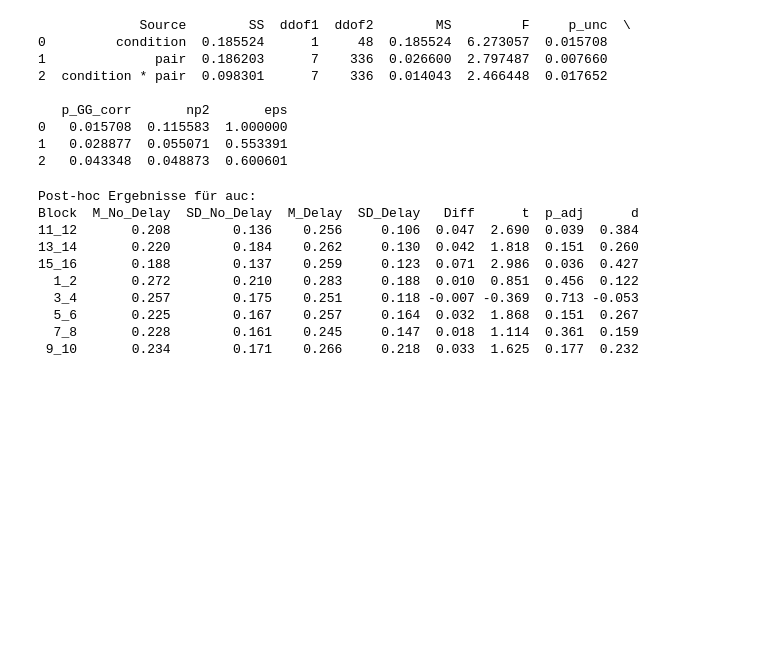
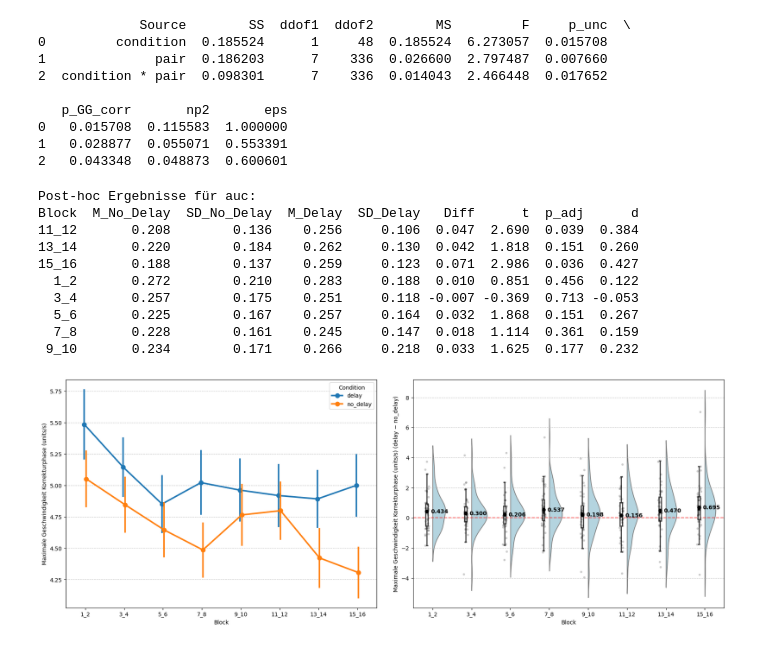
Before and after one commit to Michael1Mueller/Analyse-der-Latenz-induzierten-Nutzerverlangsamung-anhand-Mausbewegungsdaten, a Jupyter notebook: preStudy/effect.ipynb, the cells around one changed output. Cells and saved outputs as stored; diff of their text form; code cells hidden in the pictures; blank space fills up the shorter version.

Commit message:
correction speed added

```diff
--- a/preStudy/effect.ipynb
+++ b/preStudy/effect.ipynb
@@ -712,3 +709,23 @@ Block  M_No_Delay  SD_No_Delay  M_Delay  SD_Delay   Diff      t  p_adj      d
   5_6       0.225        0.167    0.257     0.164  0.032  1.868  0.151  0.267
   7_8       0.228        0.161    0.245     0.147  0.018  1.114  0.361  0.159
  9_10       0.234        0.171    0.266     0.218  0.033  1.625  0.177  0.232
+# %%
+df_diff_max_correction_speed = stat_df.pivot_table(
+    index=['id', 'pair'],
+    columns='condition',
+    values='max_correction_speed'
+).reset_index()
+df_diff_max_correction_speed['diff'] = df_diff_max_correction_speed['delay'] - df_diff_max_correction_speed['no_delay']
+# %%
+fig, ax = plot_results(
+    stat_df=stat_df,
+    diff_df=df_diff_max_correction_speed,
+    y_col="max_correction_speed",
+    ylabel_left="Maximale Geschwindigkeit Korrekturphase (units/s)",
+    ylabel_right="Maximale Geschwindigkeit Korrekturphase (units/s) (delay − no_delay)",
+    pair_order=pair_order,
+    base_size=10,
+    decimals=3
+)
+# %% [output]
+[figure, added]
```
Also changed, not shown: parts of 7 cells of this notebook, 9 other files.
